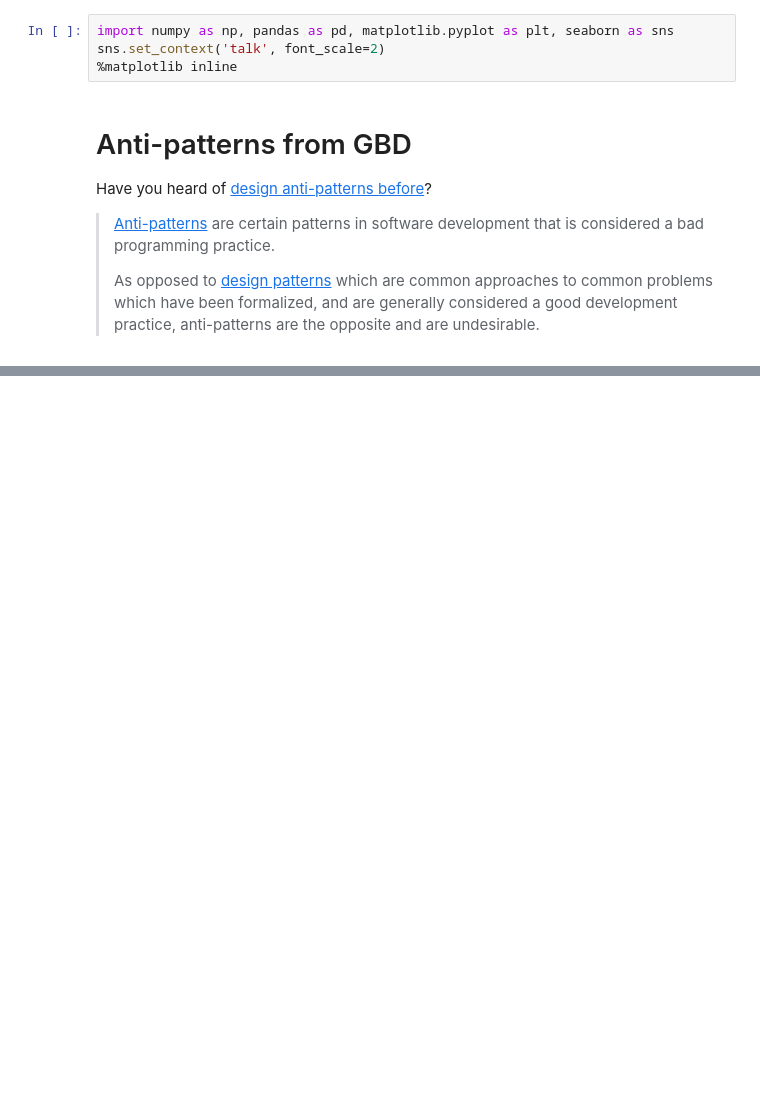
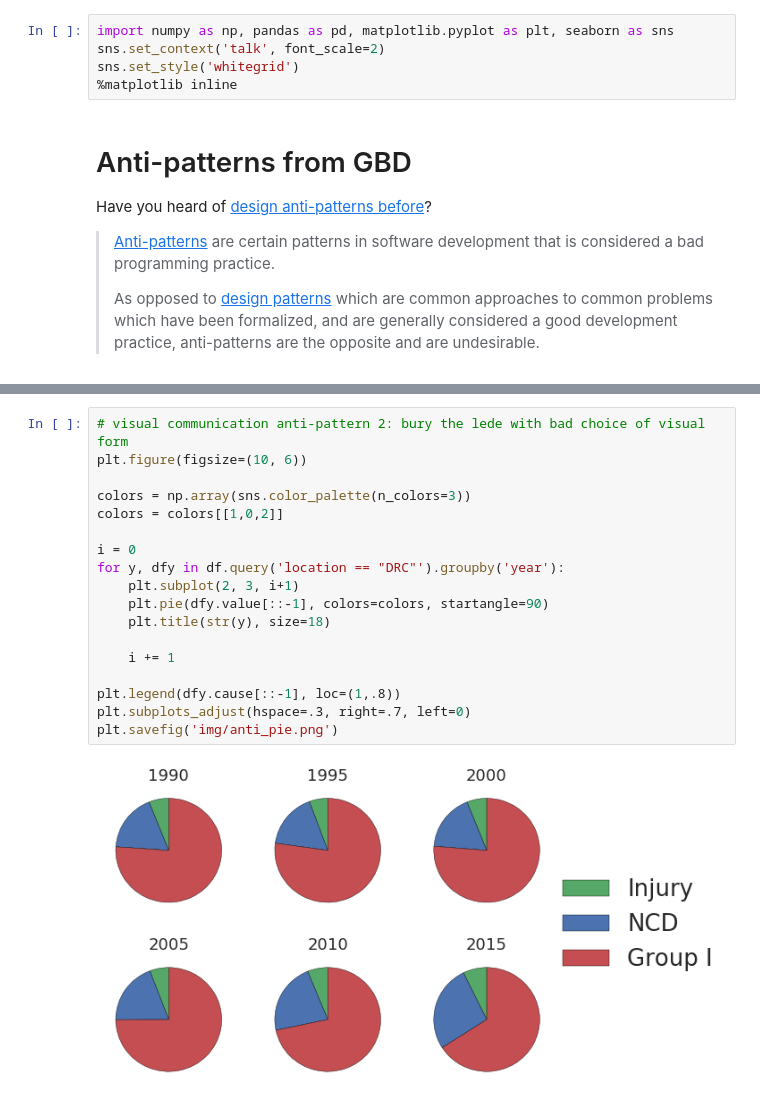
Before and after one commit to afcarl/iths-communicating-results-visually-2, a Jupyter notebook: 01_gbd_anti-patterns.ipynb, the cells around one changed output, grey strips where cells are left out. Drawn from its saved outputs; the diff is of its cells as text; blank space fills up the shorter version.

Commit message:
ENH: add many of the additional charts to the presentation

```diff
--- a/01_gbd_anti-patterns.ipynb
+++ b/01_gbd_anti-patterns.ipynb
@@ -1,6 +1,7 @@
 # %%
 import numpy as np, pandas as pd, matplotlib.pyplot as plt, seaborn as sns
 sns.set_context('talk', font_scale=2)
+sns.set_style('whitegrid')
 %matplotlib inline
 # %% [markdown]
 # Anti-patterns from GBD
@@ -41,3 +37,23 @@ df.groupby(['year', 'cause', 'location']).first().value.unstack().fillna('')
 | 2015 | Group I | 8.16 | 65.90 | 30.12 |  | 5.53 |
 |  | Injury | 10.58 | 7.26 | 10.14 |  | 9.39 |
 |  | NCD | 81.26 | 26.83 | 59.74 |  | 85.08 |
+# %%
+# visual communication anti-pattern 2: bury the lede with bad choice of visual form
+plt.figure(figsize=(10, 6))
+
+colors = np.array(sns.color_palette(n_colors=3))
+colors = colors[[1,0,2]]
+
+i = 0
+for y, dfy in df.query('location == "DRC"').groupby('year'):
+    plt.subplot(2, 3, i+1)
+    plt.pie(dfy.value[::-1], colors=colors, startangle=90)
+    plt.title(str(y), size=18)
+
+    i += 1
+
+plt.legend(dfy.cause[::-1], loc=(1,.8))
+plt.subplots_adjust(hspace=.3, right=.7, left=0)
+plt.savefig('img/anti_pie.png')
+# %% [output]
+[figure, added]
```
Also changed, not shown: parts of 5 cells of this notebook, 17 other files.
